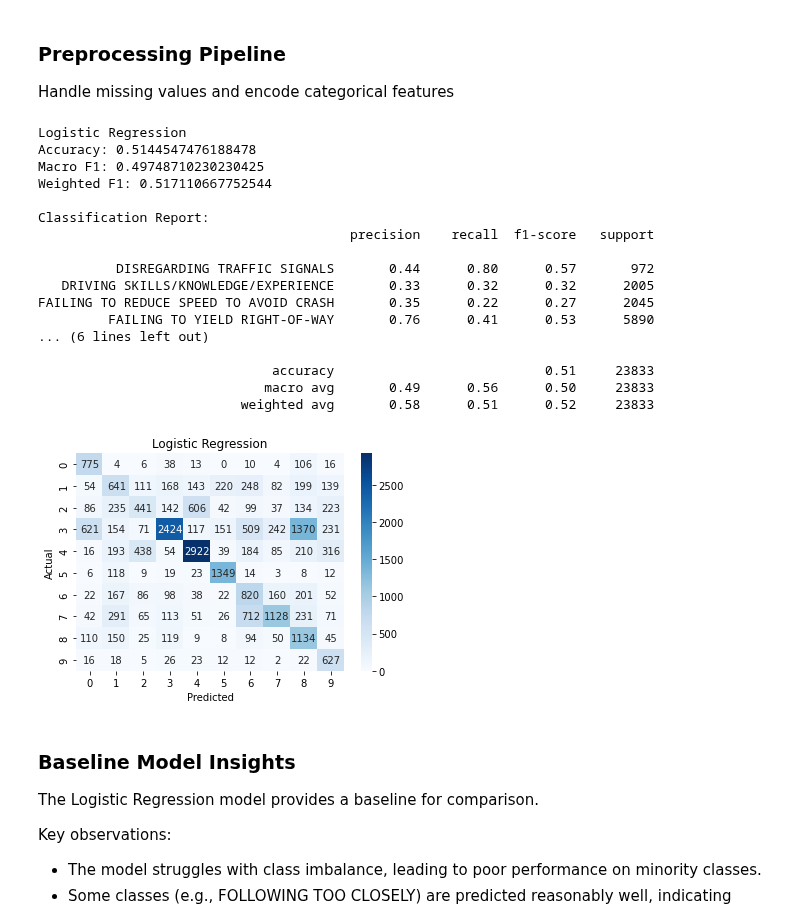
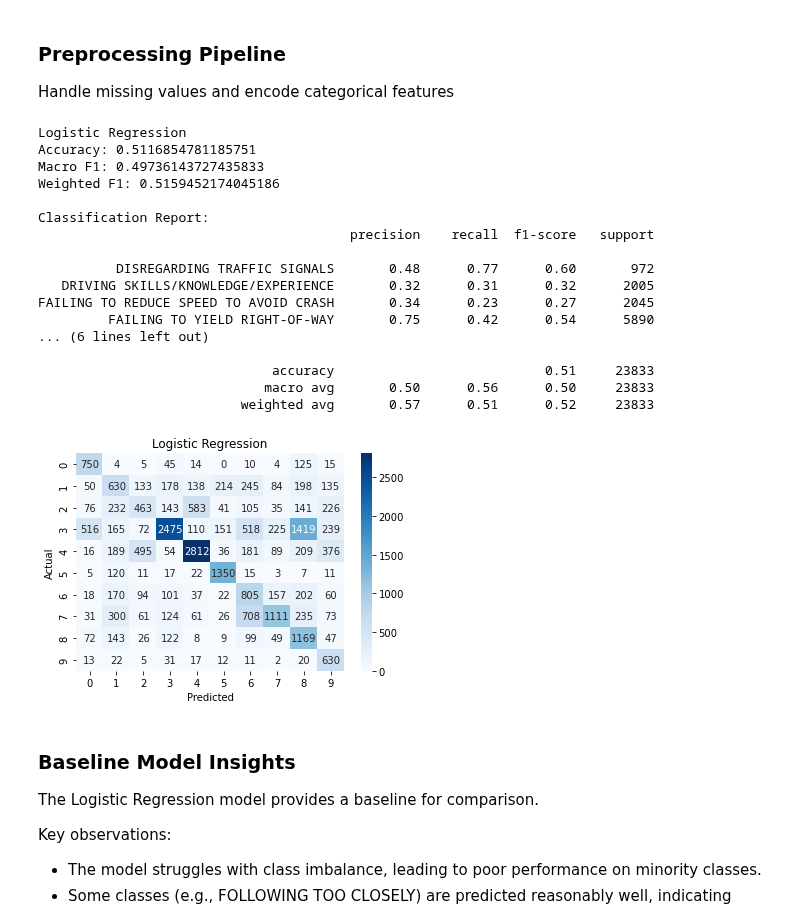
Before and after one commit to ChairoSolutions/Chicago-crash-cause-prediction, a Jupyter notebook: Notebook/index.ipynb, the cells around one changed output. Drawn from its saved outputs; the diff is of its cells as text; code cells hidden in the pictures.

```diff
--- a/Notebook/index.ipynb
+++ b/Notebook/index.ipynb
@@ -1079,38 +1082,38 @@ def evaluate_model(model, X_train, y_train, X_test, y_test, name="Model"):
 # %%
 results = []
 # %%
-#  Baseline Model Pipeline
+#  Baseline Model Pipeline (With preprocessing + SMOTE)
 from sklearn.linear_model import LogisticRegression
 from sklearn.pipeline import Pipeline
 
-log_pipeline = Pipeline([
-    ('preprocessor', preprocessor),
+log_pipeline = ImbPipeline([
+    ('preprocess', preprocessor),
+    ('smote', SMOTE(random_state=42)),
     ('model', LogisticRegression(max_iter=2000, class_weight='balanced'))
 ])
-
 results = []
 results.append(
     evaluate_model(log_pipeline, X_train, y_train, X_test, y_test, "Logistic Regression")
 )
 # %% [output]
 Logistic Regression
-Accuracy: 0.5144547476188478
-Macro F1: 0.49748710230230425
-Weighted F1: 0.517110667752544
+Accuracy: 0.5116854781185751
+Macro F1: 0.49736143727435833
+Weighted F1: 0.5159452174045186
 
 Classification Report:
                                         precision    recall  f1-score   support
 
-          DISREGARDING TRAFFIC SIGNALS       0.44      0.80      0.57       972
-   DRIVING SKILLS/KNOWLEDGE/EXPERIENCE       0.33      0.32      0.32      2005
-FAILING TO REDUCE SPEED TO AVOID CRASH       0.35      0.22      0.27      2045
-         FAILING TO YIELD RIGHT-OF-WAY       0.76      0.41      0.53      5890
+          DISREGARDING TRAFFIC SIGNALS       0.48      0.77      0.60       972
+   DRIVING SKILLS/KNOWLEDGE/EXPERIENCE       0.32      0.31      0.32      2005
+FAILING TO REDUCE SPEED TO AVOID CRASH       0.34      0.23      0.27      2045
+         FAILING TO YIELD RIGHT-OF-WAY       0.75      0.42      0.54      5890
 ... (6 lines left out)
 
                               accuracy                           0.51     23833
-                             macro avg       0.49      0.56      0.50     23833
-                          weighted avg       0.58      0.51      0.52     23833
+                             macro avg       0.50      0.56      0.50     23833
+                          weighted avg       0.57      0.51      0.52     23833
-[figure, old version]
+[figure, new version]
 # %% [markdown]
 ### Baseline Model Insights
 
```
Also changed, not shown: parts of 21 cells of this notebook.
